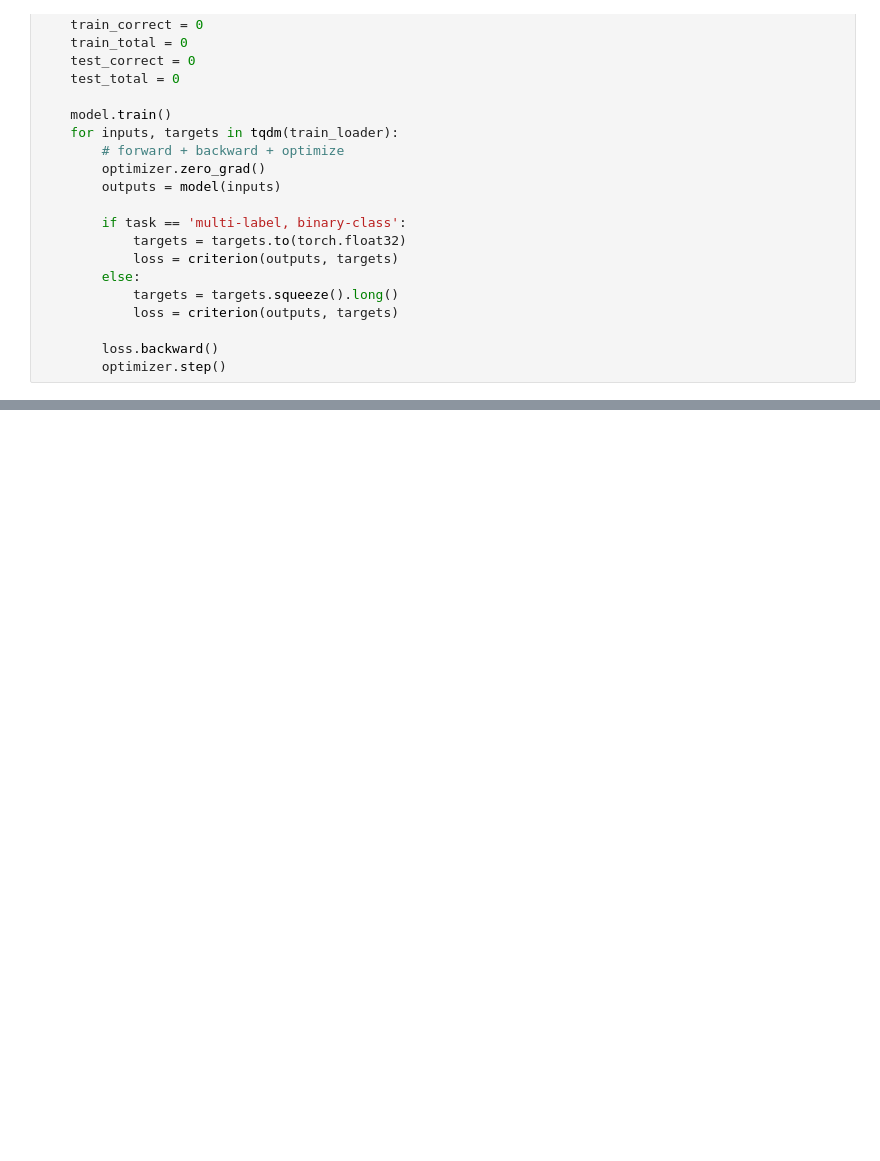
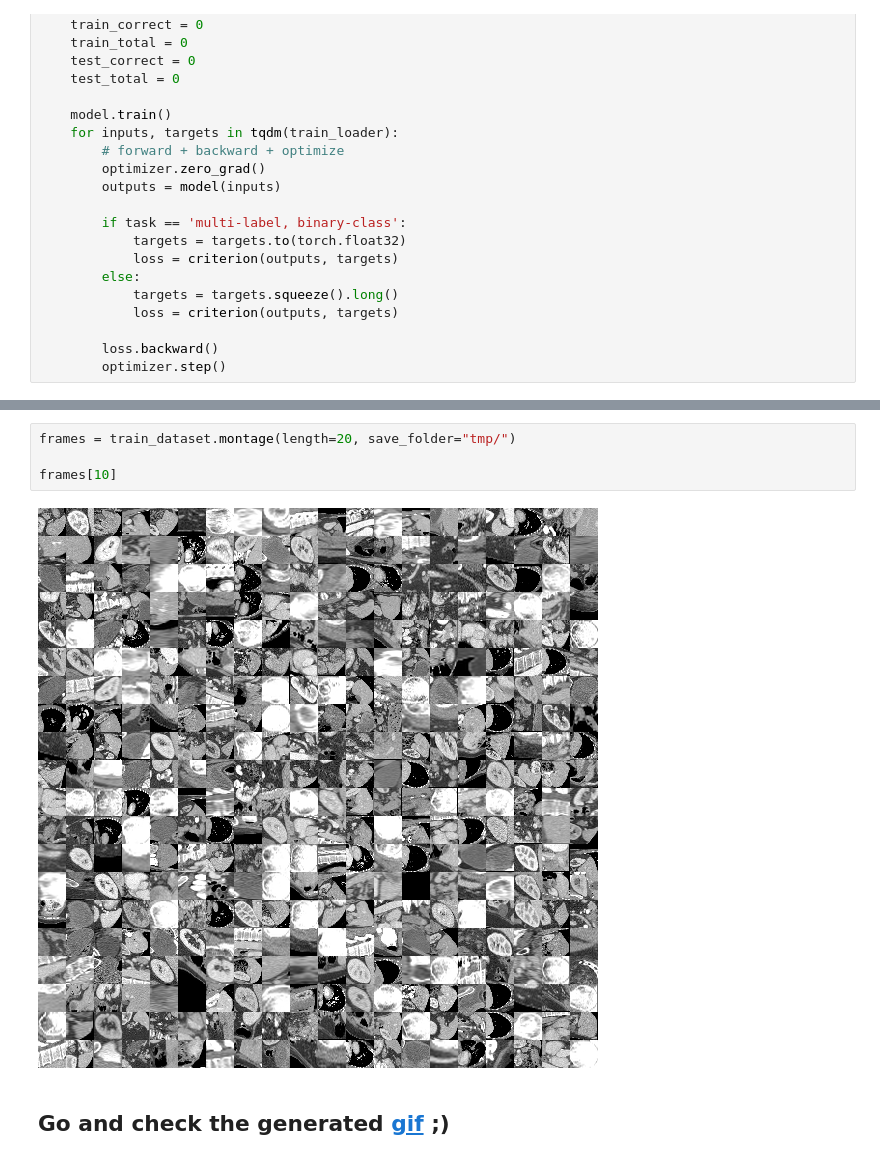
Before and after one commit to MedMNIST/MedMNIST, a Jupyter notebook: examples/getting_started.ipynb, the cells around one changed output, grey strips where cells are left out. Cells and saved outputs as stored; diff of their text form; blank space fills up the shorter version.

```diff
--- a/examples/getting_started.ipynb
+++ b/examples/getting_started.ipynb
@@ -258,0 +252,8 @@ test('test')
+# %%
+frames = train_dataset.montage(length=20, save_folder="tmp/")
+
+frames[10]
+# %% [output]
+[figure, added]
+# %% [markdown]
+## Go and check the generated [gif](tmp/organmnist3d_train_montage.gif) ;)
```
Also changed, not shown: parts of 22 cells of this notebook, 5 other files.
